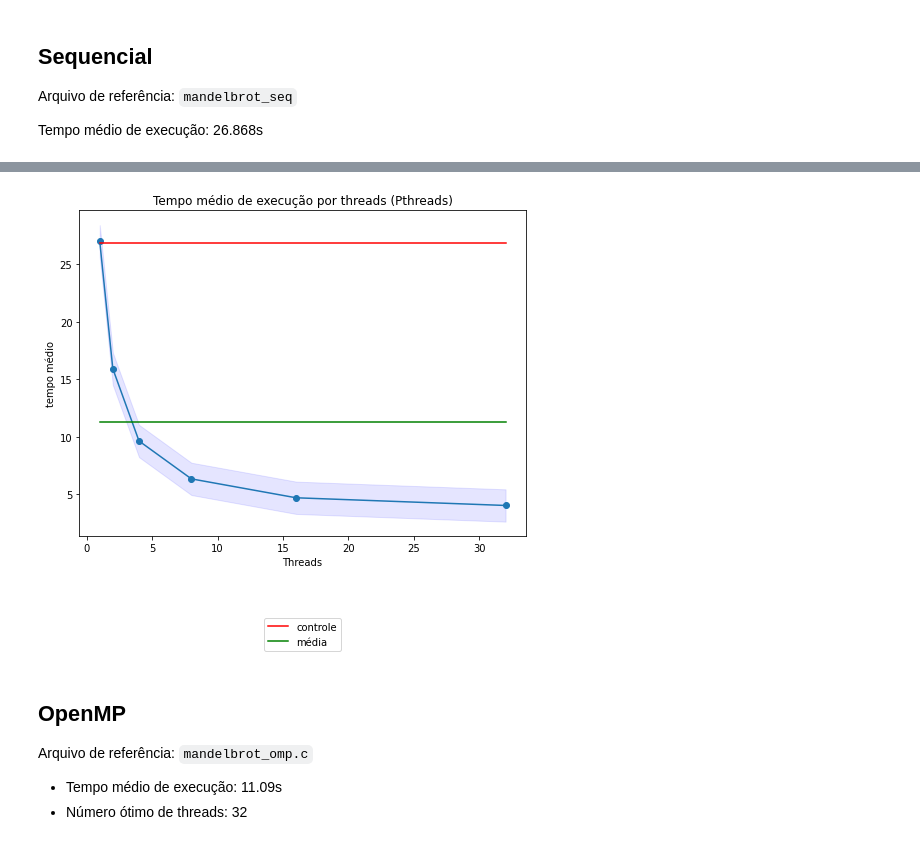
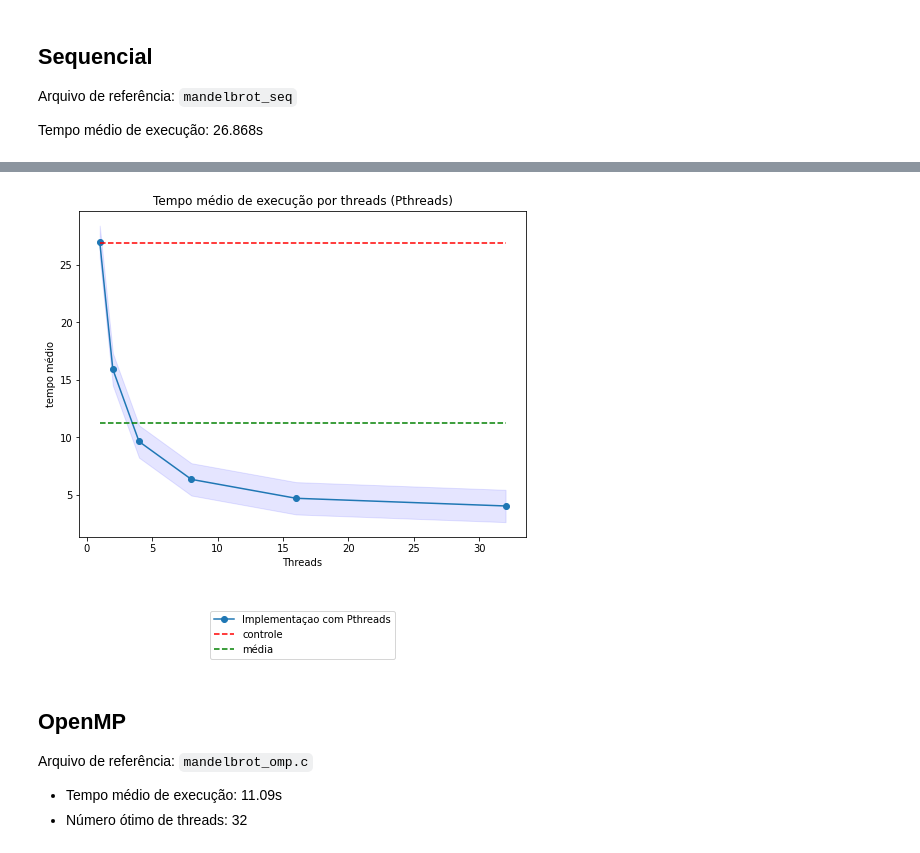
Before and after one commit to lurara/mac0219_ep1, a Jupyter notebook: EP2/relatorio_ep2.ipynb, the cells around one changed output, grey strips where cells are left out. Drawn from its saved outputs; the diff is of its cells as text; code cells hidden in the pictures.

```diff
--- a/EP2/relatorio_ep2.ipynb
+++ b/EP2/relatorio_ep2.ipynb
@@ -235,24 +213,29 @@ Intervalo: [3.709, 4.452]
 # %%
+pth_mean = []
+for t in threads:
+  pth_mean.append(round(mean(data['pth'][t]), 3))
+
+
 plt.close()
 
 plt.figure(figsize = (8,6))
 
-plt.plot(threads, pth_mean, label = '', marker='o')
-plt.plot(threads, [seq_mean] * len(threads), label = 'controle', color='red')
-plt.plot(threads, [round(mean(pth_mean), 3)] * len(threads), label = 'média', color='green')
+plt.plot(threads, pth_mean, marker='o', label='Implementaçao com Pthreads')
+plt.plot(threads, [seq_mean] * len(threads), label = 'controle', color='red', linestyle='--')
+plt.plot(threads, [round(mean(pth_mean), 3)] * len(threads), label = 'média', color='green', linestyle='--')
 
 # Intervalo de confiança
 ci = 1.96 * np.std(pth_mean)/np.mean(pth_mean)
 plt.fill_between(threads, (pth_mean-ci), (pth_mean+ci), color='b', alpha=.1)
 
 
 plt.ylabel("tempo médio")
 plt.xlabel("Threads")
 plt.title("Tempo médio de execução por threads (Pthreads)")
 plt.legend(loc='center', bbox_to_anchor=(0.5, -0.3))
 plt.show()
 # %% [output]
-[figure, old version]
+[figure, new version]
 # %% [markdown]
 ## OpenMP
 
```
Also changed, not shown: parts of 47 cells of this notebook, 3 other files.
